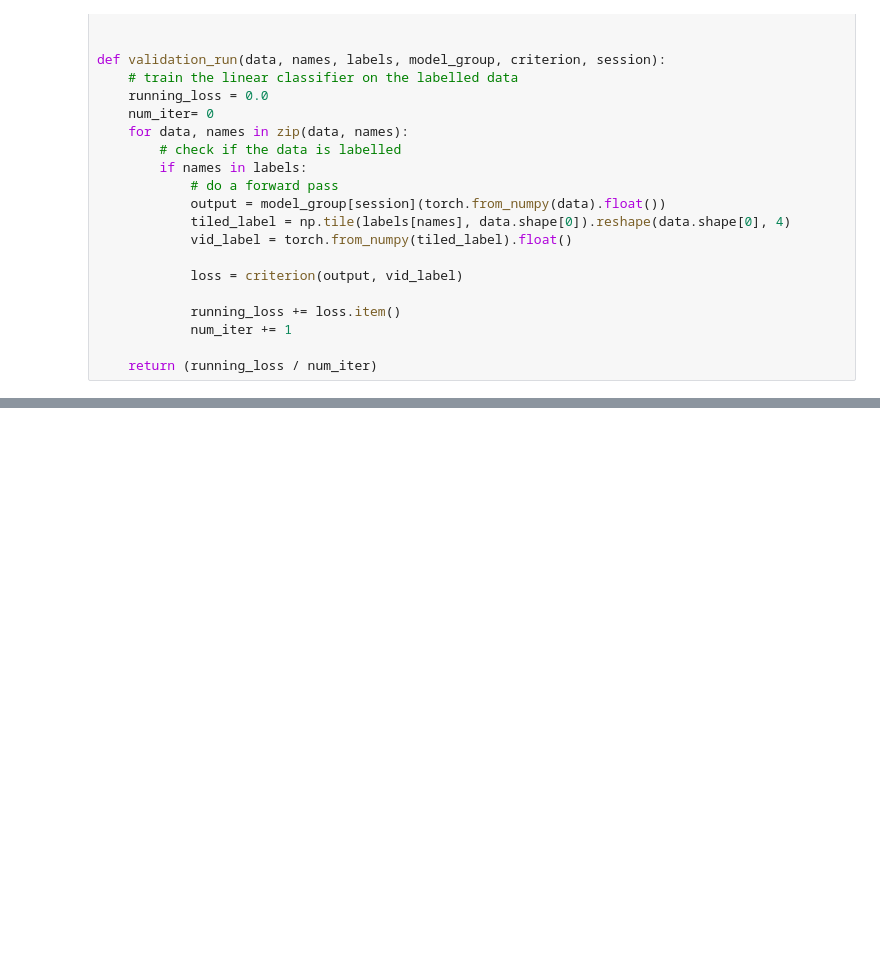
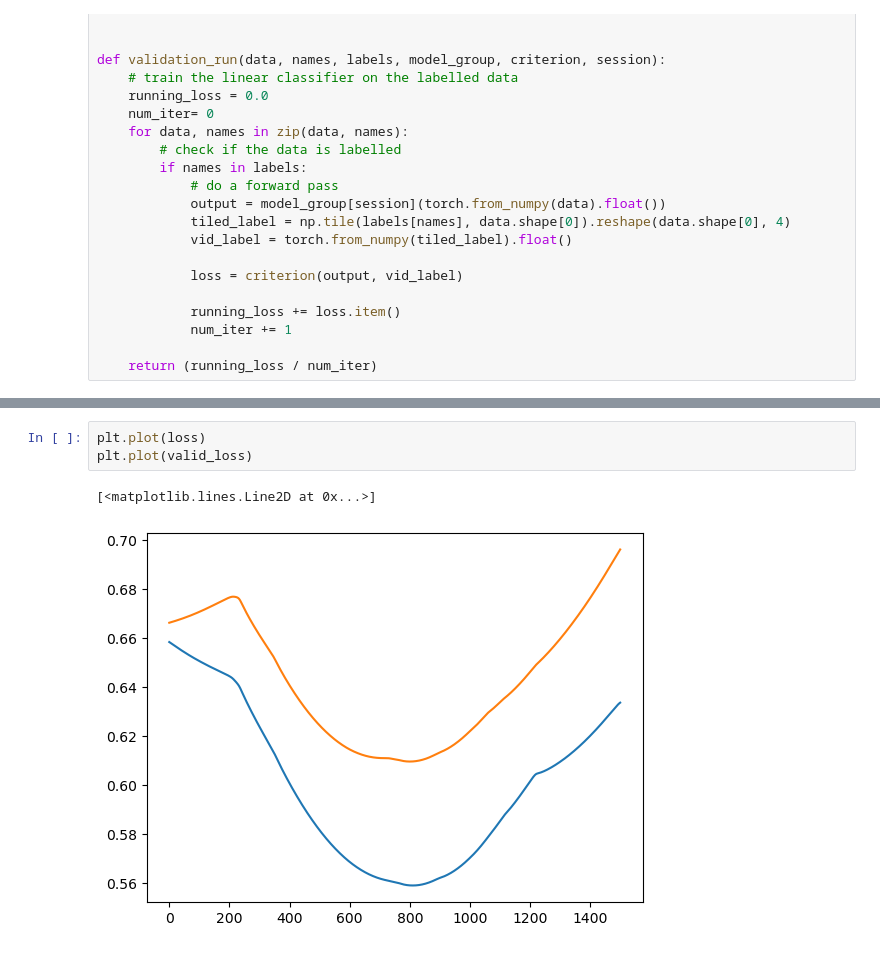
Before and after one commit to Tsuchijo/CEBRA-training, a Jupyter notebook: train_classifier.ipynb, the cells around one changed output, grey strips where cells are left out. Saved outputs shown, nothing was run; the diff lists cells and outputs as text; blank space fills up the shorter version.

```diff
--- a/train_classifier.ipynb
+++ b/train_classifier.ipynb
@@ -109,0 +154,6 @@ for i in range(len(label_paths)):
+# %%
+plt.plot(loss)
+plt.plot(valid_loss)
+# %% [output]
+[<matplotlib.lines.Line2D at 0x...>]
+[figure, added]
```
Also changed, not shown: parts of 12 cells of this notebook, 2 other files.
